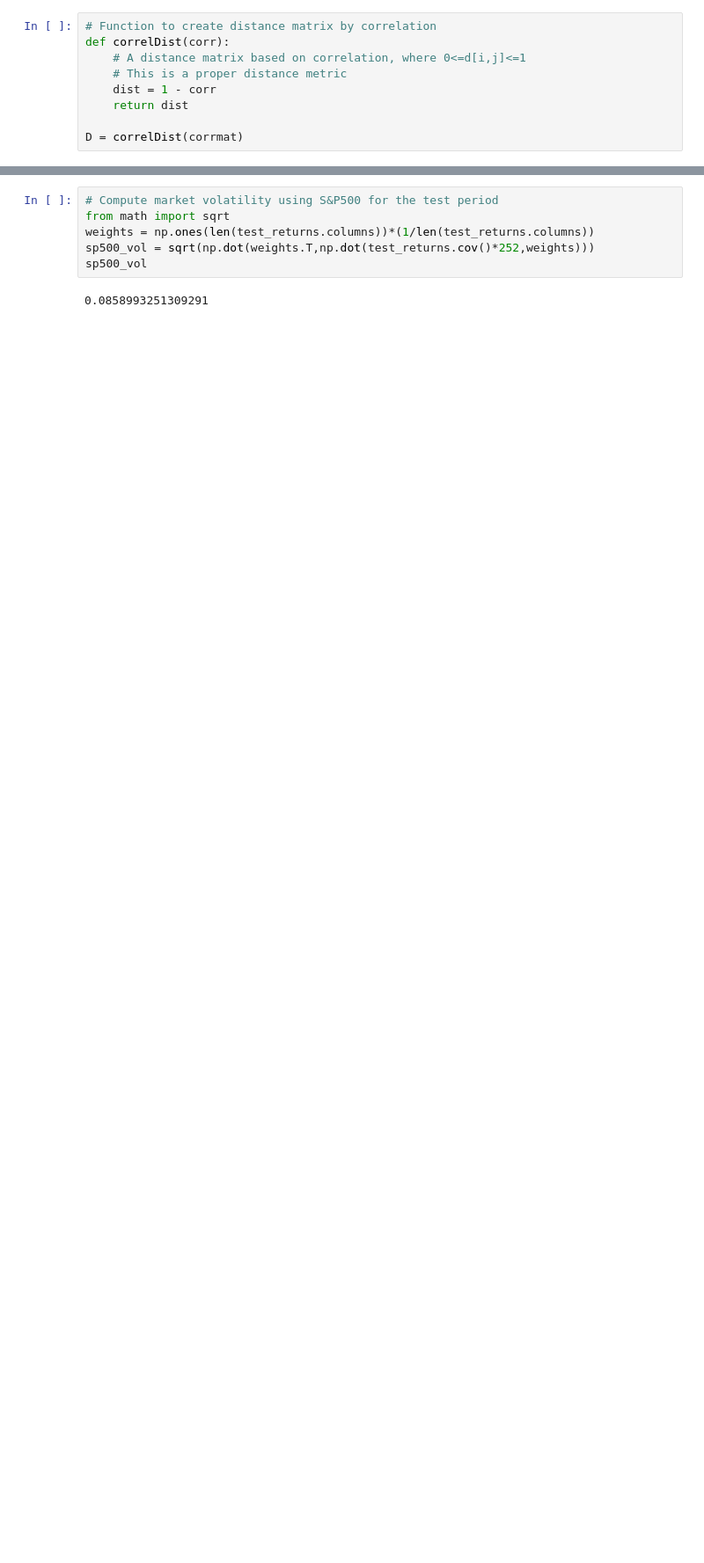
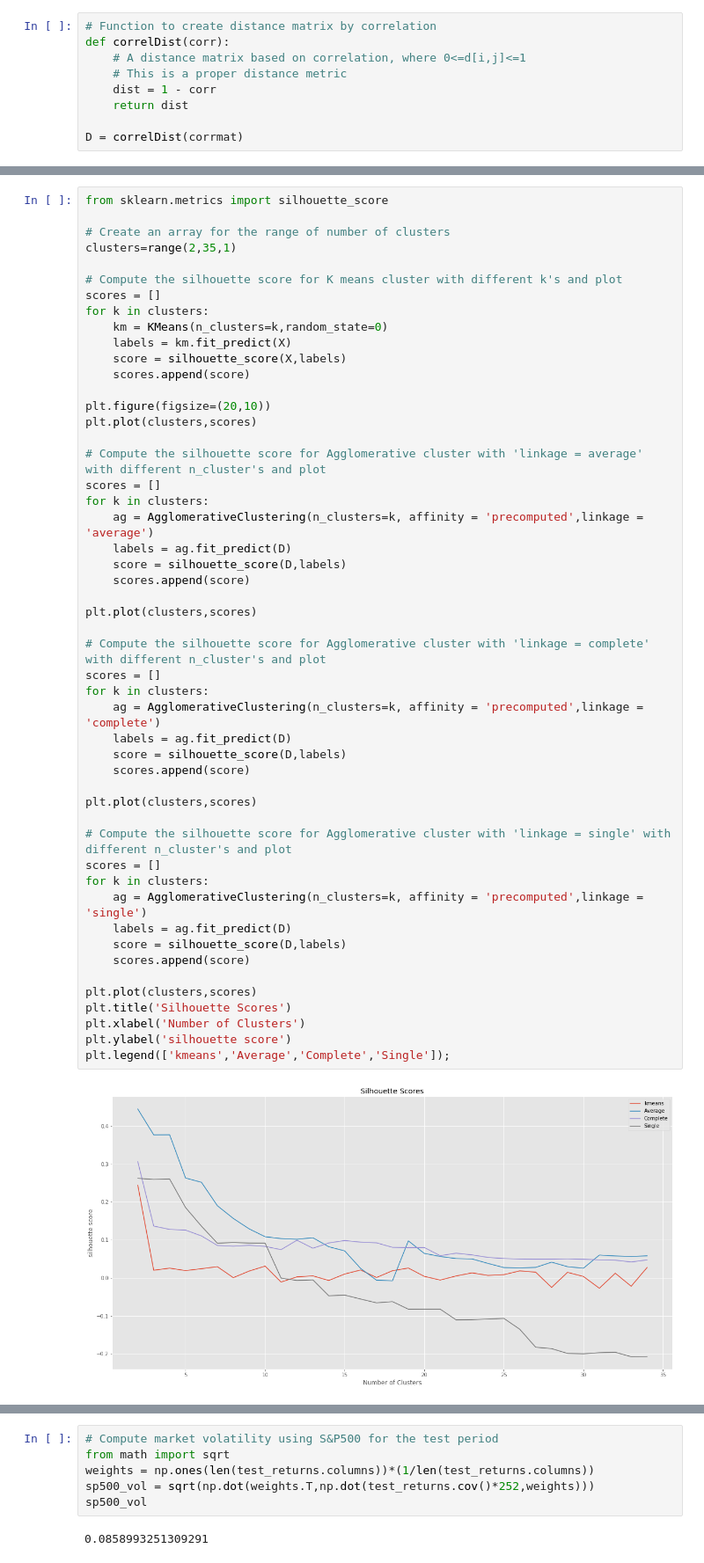
Before and after one commit to jiyoungsim/Portfolio-Diversification-Based-on-Clustering-Analysis, a Jupyter notebook: Final Project/Project.ipynb, the cells around one changed output, grey strips where cells are left out. Shown at 88% size. Saved outputs shown, nothing was run; the diff lists cells and outputs as text; blank space fills up the shorter version.

```diff
--- a/Final Project/Project.ipynb
+++ b/Final Project/Project.ipynb
@@ -195,0 +260,52 @@ portf_sharpe(portfolio['Sharpe'],prices_learn) # > 0.046057 (DJI Sharpe)
+# %%
+from sklearn.metrics import silhouette_score
+
+# Create an array for the range of number of clusters
+clusters=range(2,35,1)
+
+# Compute the silhouette score for K means cluster with different k's and plot
+scores = []
+for k in clusters:
+    km = KMeans(n_clusters=k,random_state=0)
+    labels = km.fit_predict(X)
+    score = silhouette_score(X,labels)
+    scores.append(score)
+
+plt.figure(figsize=(20,10))
+plt.plot(clusters,scores)
+
+# Compute the silhouette score for Agglomerative cluster with 'linkage = average' with different n_cluster's and plot
+scores = []
+for k in clusters:
+    ag = AgglomerativeClustering(n_clusters=k, affinity = 'precomputed',linkage = 'average')
+    labels = ag.fit_predict(D)
+    score = silhouette_score(D,labels)
+    scores.append(score)
+
+plt.plot(clusters,scores)
+
+# Compute the silhouette score for Agglomerative cluster with 'linkage = complete' with different n_cluster's and plot
+scores = []
+for k in clusters:
+    ag = AgglomerativeClustering(n_clusters=k, affinity = 'precomputed',linkage = 'complete')
+    labels = ag.fit_predict(D)
+    score = silhouette_score(D,labels)
+    scores.append(score)
+
+plt.plot(clusters,scores)
+
+# Compute the silhouette score for Agglomerative cluster with 'linkage = single' with different n_cluster's and plot
+scores = []
+for k in clusters:
+    ag = AgglomerativeClustering(n_clusters=k, affinity = 'precomputed',linkage = 'single')
+    labels = ag.fit_predict(D)
+    score = silhouette_score(D,labels)
+    scores.append(score)
+
+plt.plot(clusters,scores)
+plt.title('Silhouette Scores')
+plt.xlabel('Number of Clusters')
+plt.ylabel('silhouette score')
+plt.legend(['kmeans','Average','Complete','Single']);
+# %% [output]
+[figure, added]
```
Also changed, not shown: parts of 48 cells of this notebook, 2 other files.
